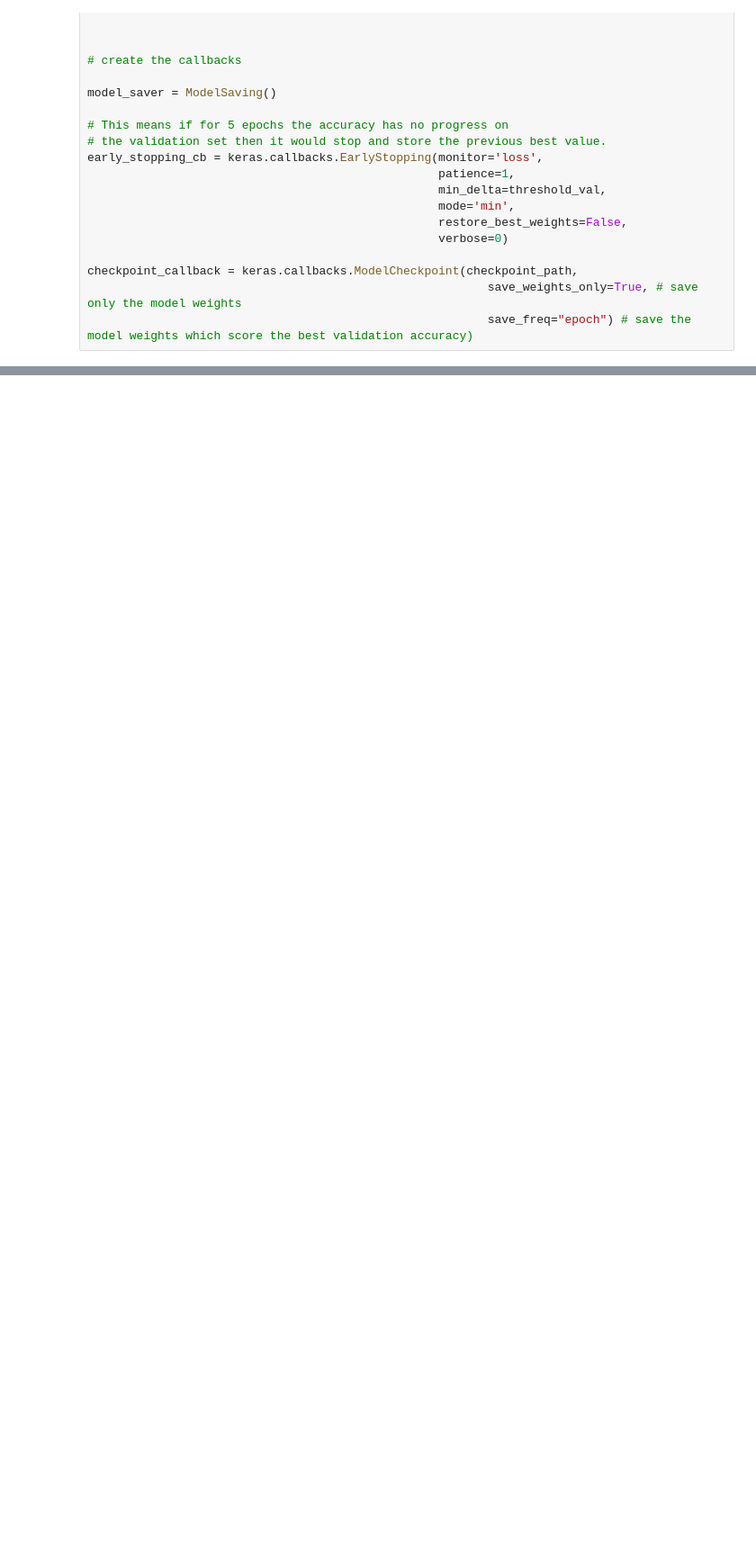
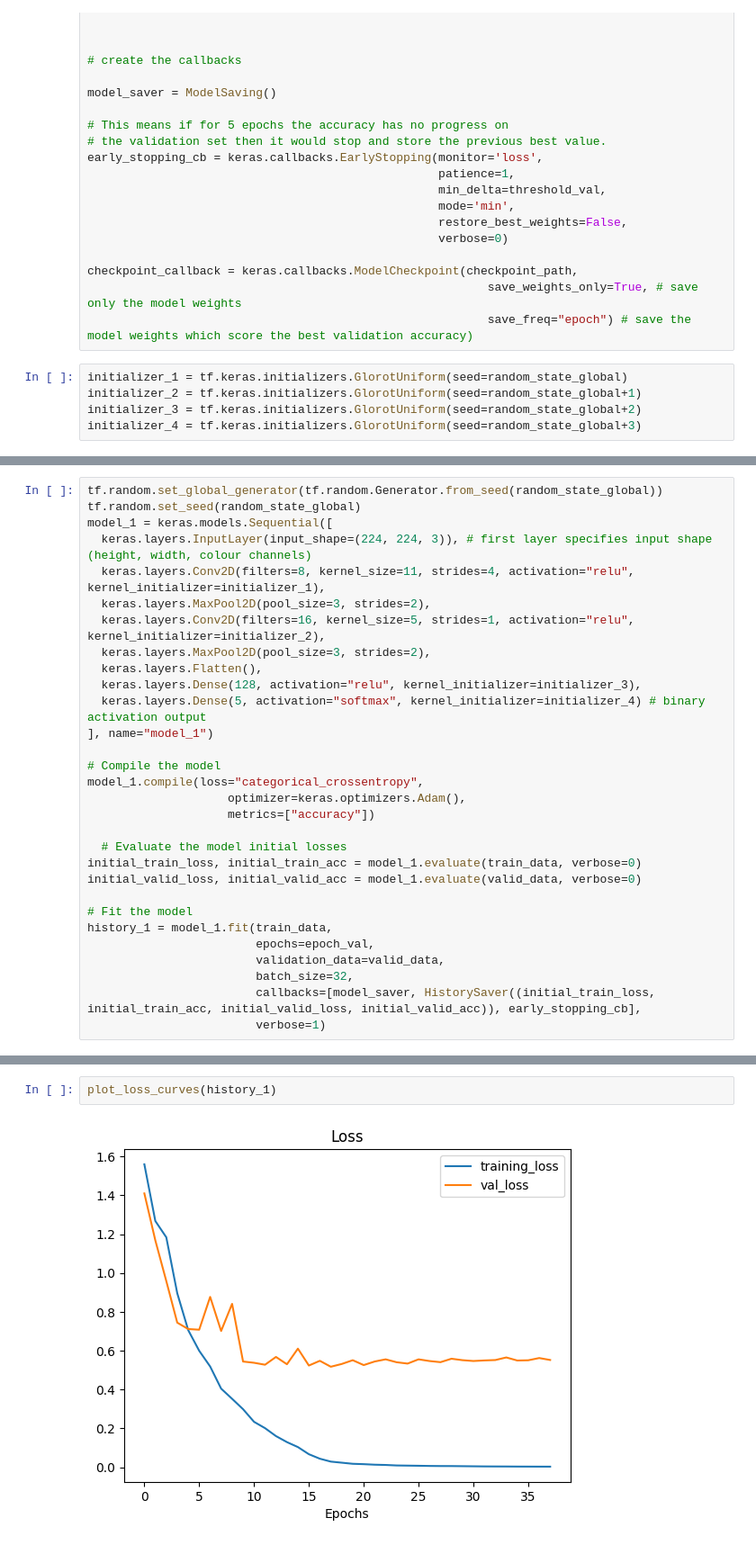
Before and after one commit to yashgupta1299/Object-Insight, a Jupyter notebook: a.ipynb, the cells around one changed output, grey strips where cells are left out. Shown at 90% size. Cells and saved outputs as stored; diff of their text form; blank space fills up the shorter version.

```diff
--- a/a.ipynb
+++ b/a.ipynb
@@ -208,3 +253,8 @@ early_stopping_cb = keras.callbacks.EarlyStopping(monitor='loss',
 checkpoint_callback = keras.callbacks.ModelCheckpoint(checkpoint_path,
                                                          save_weights_only=True, # save only the model weights
                                                          save_freq="epoch") # save the model weights which score the best validation accuracy)
+# %%
+initializer_1 = tf.keras.initializers.GlorotUniform(seed=random_state_global)
+initializer_2 = tf.keras.initializers.GlorotUniform(seed=random_state_global+1)
+initializer_3 = tf.keras.initializers.GlorotUniform(seed=random_state_global+2)
+initializer_4 = tf.keras.initializers.GlorotUniform(seed=random_state_global+3)
@@ -210,0 +263,30 @@ checkpoint_callback = keras.callbacks.ModelCheckpoint(checkpoint_path,
+# %%
+tf.random.set_global_generator(tf.random.Generator.from_seed(random_state_global))
+tf.random.set_seed(random_state_global)
+model_1 = keras.models.Sequential([
+  keras.layers.InputLayer(input_shape=(224, 224, 3)), # first layer specifies input shape (height, width, colour channels)
+  keras.layers.Conv2D(filters=8, kernel_size=11, strides=4, activation="relu", kernel_initializer=initializer_1),
+  keras.layers.MaxPool2D(pool_size=3, strides=2),
+  keras.layers.Conv2D(filters=16, kernel_size=5, strides=1, activation="relu", kernel_initializer=initializer_2),
+  keras.layers.MaxPool2D(pool_size=3, strides=2),
+  keras.layers.Flatten(),
+  keras.layers.Dense(128, activation="relu", kernel_initializer=initializer_3),
+  keras.layers.Dense(5, activation="softmax", kernel_initializer=initializer_4) # binary activation output
+], name="model_1")
+
+# Compile the model
+model_1.compile(loss="categorical_crossentropy",
+                    optimizer=keras.optimizers.Adam(),
+                    metrics=["accuracy"])
+
+  # Evaluate the model initial losses
+initial_train_loss, initial_train_acc = model_1.evaluate(train_data, verbose=0)
+initial_valid_loss, initial_valid_acc = model_1.evaluate(valid_data, verbose=0)
+
+# Fit the model
+history_1 = model_1.fit(train_data,
+                        epochs=epoch_val,
+                        validation_data=valid_data,
+                        batch_size=32,
+                        callbacks=[model_saver, HistorySaver((initial_train_loss, initial_train_acc, initial_valid_loss, initial_valid_acc)), early_stopping_cb],
+                        verbose=1)
@@ -210,0 +314,4 @@ checkpoint_callback = keras.callbacks.ModelCheckpoint(checkpoint_path,
+# %%
+plot_loss_curves(history_1)
+# %% [output]
+[figure, added]
```
Also changed, not shown: parts of 10 cells of this notebook, 5 other files.
